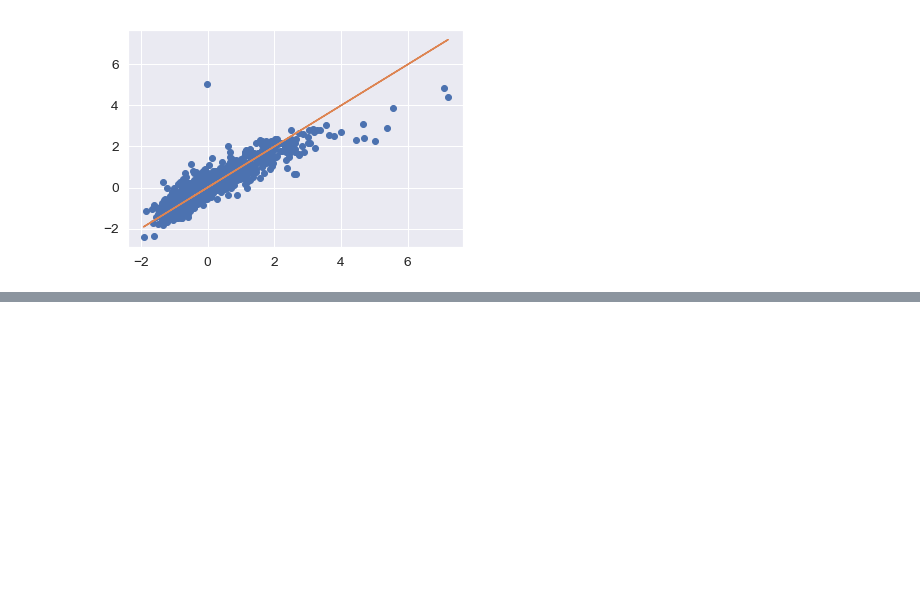
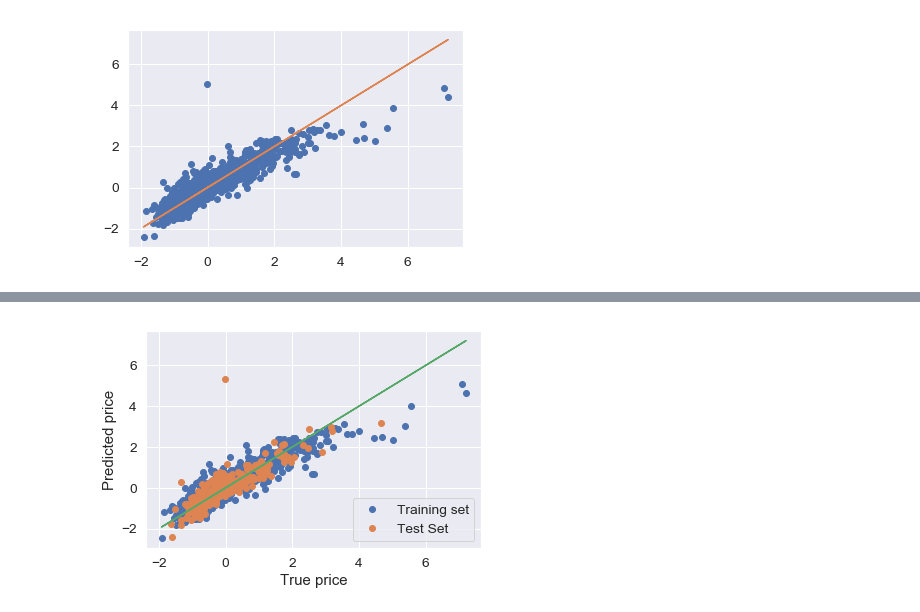
Before and after one commit to balintkaszas/houseprice, a Jupyter notebook: houseprice.ipynb, the cells around one changed output, grey strips where cells are left out. Drawn from its saved outputs; the diff is of its cells as text; code cells hidden in the pictures; blank space fills up the shorter version.

```diff
--- a/houseprice.ipynb
+++ b/houseprice.ipynb
@@ -488,0 +515,14 @@ NameError: name 'Y_train' is not defined
+# %%
+model_whole = linear_model.LinearRegression(fit_intercept = True)
+model_whole.fit(X_train[features_list[5]].values, y_train)
+pred = model_whole.predict(X_train[features_list[5]].values)
+pred_test = model_whole.predict(X_test[features_list[5]].values)
+plt.plot(y_train, pred,'o', label='Training set')
+plt.plot(y_test, pred_test,'o',label = 'Test Set')
+plt.legend(loc='best')
+plt.xlabel('True price')
+plt.ylabel('Predicted price')
+plt.plot(Y, Y,'-')
+plt.savefig('5variables.png')
+# %% [output]
+[figure, added]
```
Also changed, not shown: parts of 29 cells of this notebook.
